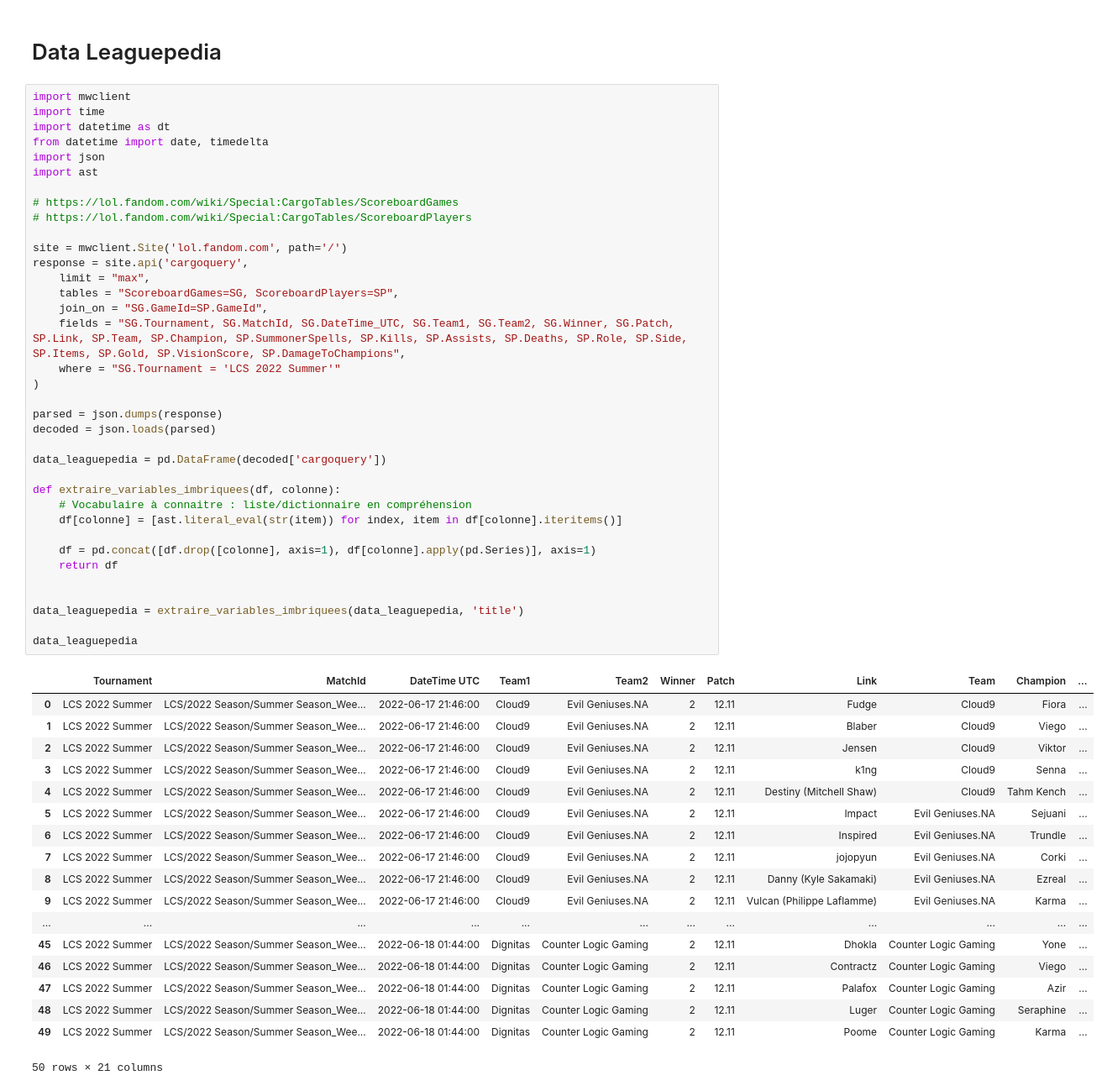
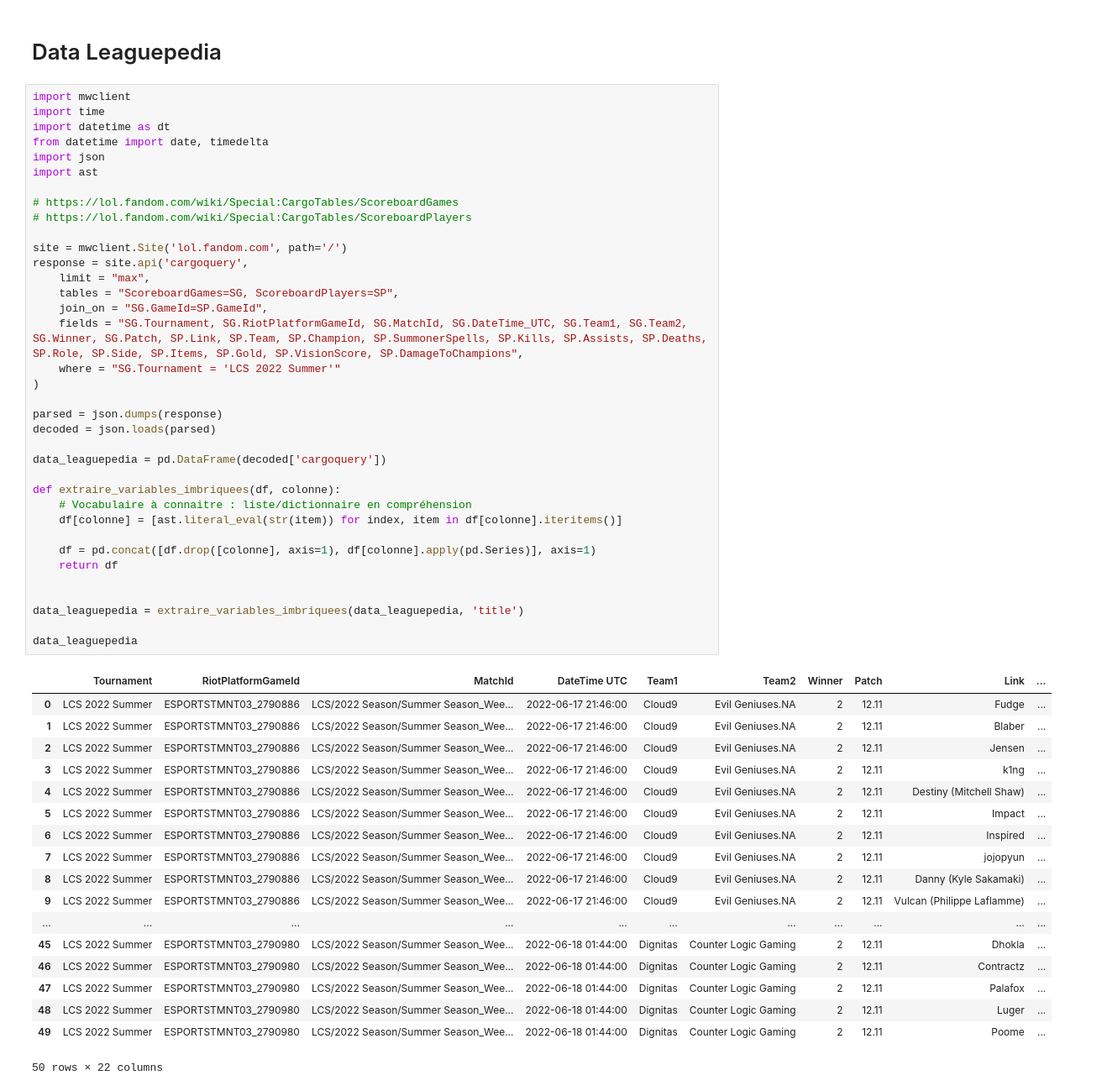
Before and after one commit to Tomlora/league, a Jupyter notebook: collecte_lol.ipynb, the cells around one changed output. Shown at 84% size. Saved outputs shown, nothing was run; the diff lists cells and outputs as text.

```diff
--- a/collecte_lol.ipynb
+++ b/collecte_lol.ipynb
@@ -74,49 +115,49 @@ import json
 import ast
 
 # https://lol.fandom.com/wiki/Special:CargoTables/ScoreboardGames
 # https://lol.fandom.com/wiki/Special:CargoTables/ScoreboardPlayers
 
 site = mwclient.Site('lol.fandom.com', path='/')
 response = site.api('cargoquery',
 	limit = "max",
 	tables = "ScoreboardGames=SG, ScoreboardPlayers=SP",
 	join_on = "SG.GameId=SP.GameId",
-	fields = "SG.Tournament, SG.MatchId, SG.DateTime_UTC, SG.Team1, SG.Team2, SG.Winner, SG.Patch, SP.Link, SP.Team, SP.Champion, SP.SummonerSpells, SP.Kills, SP.Assists, SP.Deaths, SP.Role, SP.Side, SP.Items, SP.Gold, SP.VisionScore, SP.DamageToChampions",
+	fields = "SG.Tournament, SG.RiotPlatformGameId, SG.MatchId, SG.DateTime_UTC, SG.Team1, SG.Team2, SG.Winner, SG.Patch, SP.Link, SP.Team, SP.Champion, SP.SummonerSpells, SP.Kills, SP.Assists, SP.Deaths, SP.Role, SP.Side, SP.Items, SP.Gold, SP.VisionScore, SP.DamageToChampions",
 	where = "SG.Tournament = 'LCS 2022 Summer'"
 )
 
 parsed = json.dumps(response)
 decoded = json.loads(parsed)
 
 data_leaguepedia = pd.DataFrame(decoded['cargoquery'])
 
 def extraire_variables_imbriquees(df, colonne):
     # Vocabulaire à connaitre : liste/dictionnaire en compréhension
     df[colonne] = [ast.literal_eval(str(item)) for index, item in df[colonne].iteritems()]
 
     df = pd.concat([df.drop([colonne], axis=1), df[colonne].apply(pd.Series)], axis=1)
     return df
 
 
 data_leaguepedia = extraire_variables_imbriquees(data_leaguepedia, 'title')
 
 data_leaguepedia
 # %% [output]
-|  | Tournament | MatchId | DateTime UTC | Team1 | Team2 | Winner | Patch | Link | Team | Champion | ... |
-| 0 | LCS 2022 Summer | LCS/2022 Season/Summer Season_Wee... | 2022-06-17 21:46:00 | Cloud9 | Evil Geniuses.NA | 2 | 12.11 | Fudge | Cloud9 | Fiora | ... |
-| 1 | LCS 2022 Summer | LCS/2022 Season/Summer Season_Wee... | 2022-06-17 21:46:00 | Cloud9 | Evil Geniuses.NA | 2 | 12.11 | Blaber | Cloud9 | Viego | ... |
-| 2 | LCS 2022 Summer | LCS/2022 Season/Summer Season_Wee... | 2022-06-17 21:46:00 | Cloud9 | Evil Geniuses.NA | 2 | 12.11 | Jensen | Cloud9 | Viktor | ... |
-| 3 | LCS 2022 Summer | LCS/2022 Season/Summer Season_Wee... | 2022-06-17 21:46:00 | Cloud9 | Evil Geniuses.NA | 2 | 12.11 | k1ng | Cloud9 | Senna | ... |
-| 4 | LCS 2022 Summer | LCS/2022 Season/Summer Season_Wee... | 2022-06-17 21:46:00 | Cloud9 | Evil Geniuses.NA | 2 | 12.11 | Destiny (Mitchell Shaw) | Cloud9 | Tahm Kench | ... |
-| 5 | LCS 2022 Summer | LCS/2022 Season/Summer Season_Wee... | 2022-06-17 21:46:00 | Cloud9 | Evil Geniuses.NA | 2 | 12.11 | Impact | Evil Geniuses.NA | Sejuani | ... |
-| 6 | LCS 2022 Summer | LCS/2022 Season/Summer Season_Wee... | 2022-06-17 21:46:00 | Cloud9 | Evil Geniuses.NA | 2 | 12.11 | Inspired | Evil Geniuses.NA | Trundle | ... |
-| 7 | LCS 2022 Summer | LCS/2022 Season/Summer Season_Wee... | 2022-06-17 21:46:00 | Cloud9 | Evil Geniuses.NA | 2 | 12.11 | jojopyun | Evil Geniuses.NA | Corki | ... |
-| 8 | LCS 2022 Summer | LCS/2022 Season/Summer Season_Wee... | 2022-06-17 21:46:00 | Cloud9 | Evil Geniuses.NA | 2 | 12.11 | Danny (Kyle Sakamaki) | Evil Geniuses.NA | Ezreal | ... |
-| 9 | LCS 2022 Summer | LCS/2022 Season/Summer Season_Wee... | 2022-06-17 21:46:00 | Cloud9 | Evil Geniuses.NA | 2 | 12.11 | Vulcan (Philippe Laflamme) | Evil Geniuses.NA | Karma | ... |
-| ... | ... | ... | ... | ... | ... | ... | ... | ... | ... | ... | ... |
-| 45 | LCS 2022 Summer | LCS/2022 Season/Summer Season_Wee... | 2022-06-18 01:44:00 | Dignitas | Counter Logic Gaming | 2 | 12.11 | Dhokla | Counter Logic Gaming | Yone | ... |
-| 46 | LCS 2022 Summer | LCS/2022 Season/Summer Season_Wee... | 2022-06-18 01:44:00 | Dignitas | Counter Logic Gaming | 2 | 12.11 | Contractz | Counter Logic Gaming | Viego | ... |
-| 47 | LCS 2022 Summer | LCS/2022 Season/Summer Season_Wee... | 2022-06-18 01:44:00 | Dignitas | Counter Logic Gaming | 2 | 12.11 | Palafox | Counter Logic Gaming | Azir | ... |
-| 48 | LCS 2022 Summer | LCS/2022 Season/Summer Season_Wee... | 2022-06-18 01:44:00 | Dignitas | Counter Logic Gaming | 2 | 12.11 | Luger | Counter Logic Gaming | Seraphine | ... |
-| 49 | LCS 2022 Summer | LCS/2022 Season/Summer Season_Wee... | 2022-06-18 01:44:00 | Dignitas | Counter Logic Gaming | 2 | 12.11 | Poome | Counter Logic Gaming | Karma | ... |
+|  | Tournament | RiotPlatformGameId | MatchId | DateTime UTC | Team1 | Team2 | Winner | Patch | Link | ... |
+| 0 | LCS 2022 Summer | ESPORTSTMNT03_2790886 | LCS/2022 Season/Summer Season_Wee... | 2022-06-17 21:46:00 | Cloud9 | Evil Geniuses.NA | 2 | 12.11 | Fudge | ... |
+| 1 | LCS 2022 Summer | ESPORTSTMNT03_2790886 | LCS/2022 Season/Summer Season_Wee... | 2022-06-17 21:46:00 | Cloud9 | Evil Geniuses.NA | 2 | 12.11 | Blaber | ... |
+| 2 | LCS 2022 Summer | ESPORTSTMNT03_2790886 | LCS/2022 Season/Summer Season_Wee... | 2022-06-17 21:46:00 | Cloud9 | Evil Geniuses.NA | 2 | 12.11 | Jensen | ... |
+| 3 | LCS 2022 Summer | ESPORTSTMNT03_2790886 | LCS/2022 Season/Summer Season_Wee... | 2022-06-17 21:46:00 | Cloud9 | Evil Geniuses.NA | 2 | 12.11 | k1ng | ... |
+| 4 | LCS 2022 Summer | ESPORTSTMNT03_2790886 | LCS/2022 Season/Summer Season_Wee... | 2022-06-17 21:46:00 | Cloud9 | Evil Geniuses.NA | 2 | 12.11 | Destiny (Mitchell Shaw) | ... |
+| 5 | LCS 2022 Summer | ESPORTSTMNT03_2790886 | LCS/2022 Season/Summer Season_Wee... | 2022-06-17 21:46:00 | Cloud9 | Evil Geniuses.NA | 2 | 12.11 | Impact | ... |
+| 6 | LCS 2022 Summer | ESPORTSTMNT03_2790886 | LCS/2022 Season/Summer Season_Wee... | 2022-06-17 21:46:00 | Cloud9 | Evil Geniuses.NA | 2 | 12.11 | Inspired | ... |
+| 7 | LCS 2022 Summer | ESPORTSTMNT03_2790886 | LCS/2022 Season/Summer Season_Wee... | 2022-06-17 21:46:00 | Cloud9 | Evil Geniuses.NA | 2 | 12.11 | jojopyun | ... |
+| 8 | LCS 2022 Summer | ESPORTSTMNT03_2790886 | LCS/2022 Season/Summer Season_Wee... | 2022-06-17 21:46:00 | Cloud9 | Evil Geniuses.NA | 2 | 12.11 | Danny (Kyle Sakamaki) | ... |
+| 9 | LCS 2022 Summer | ESPORTSTMNT03_2790886 | LCS/2022 Season/Summer Season_Wee... | 2022-06-17 21:46:00 | Cloud9 | Evil Geniuses.NA | 2 | 12.11 | Vulcan (Philippe Laflamme) | ... |
+| ... | ... | ... | ... | ... | ... | ... | ... | ... | ... | ... |
+| 45 | LCS 2022 Summer | ESPORTSTMNT03_2790980 | LCS/2022 Season/Summer Season_Wee... | 2022-06-18 01:44:00 | Dignitas | Counter Logic Gaming | 2 | 12.11 | Dhokla | ... |
+| 46 | LCS 2022 Summer | ESPORTSTMNT03_2790980 | LCS/2022 Season/Summer Season_Wee... | 2022-06-18 01:44:00 | Dignitas | Counter Logic Gaming | 2 | 12.11 | Contractz | ... |
+| 47 | LCS 2022 Summer | ESPORTSTMNT03_2790980 | LCS/2022 Season/Summer Season_Wee... | 2022-06-18 01:44:00 | Dignitas | Counter Logic Gaming | 2 | 12.11 | Palafox | ... |
+| 48 | LCS 2022 Summer | ESPORTSTMNT03_2790980 | LCS/2022 Season/Summer Season_Wee... | 2022-06-18 01:44:00 | Dignitas | Counter Logic Gaming | 2 | 12.11 | Luger | ... |
+| 49 | LCS 2022 Summer | ESPORTSTMNT03_2790980 | LCS/2022 Season/Summer Season_Wee... | 2022-06-18 01:44:00 | Dignitas | Counter Logic Gaming | 2 | 12.11 | Poome | ... |
-50 rows × 21 columns
+50 rows × 22 columns
```
Also changed, not shown: parts of 5 cells of this notebook.
